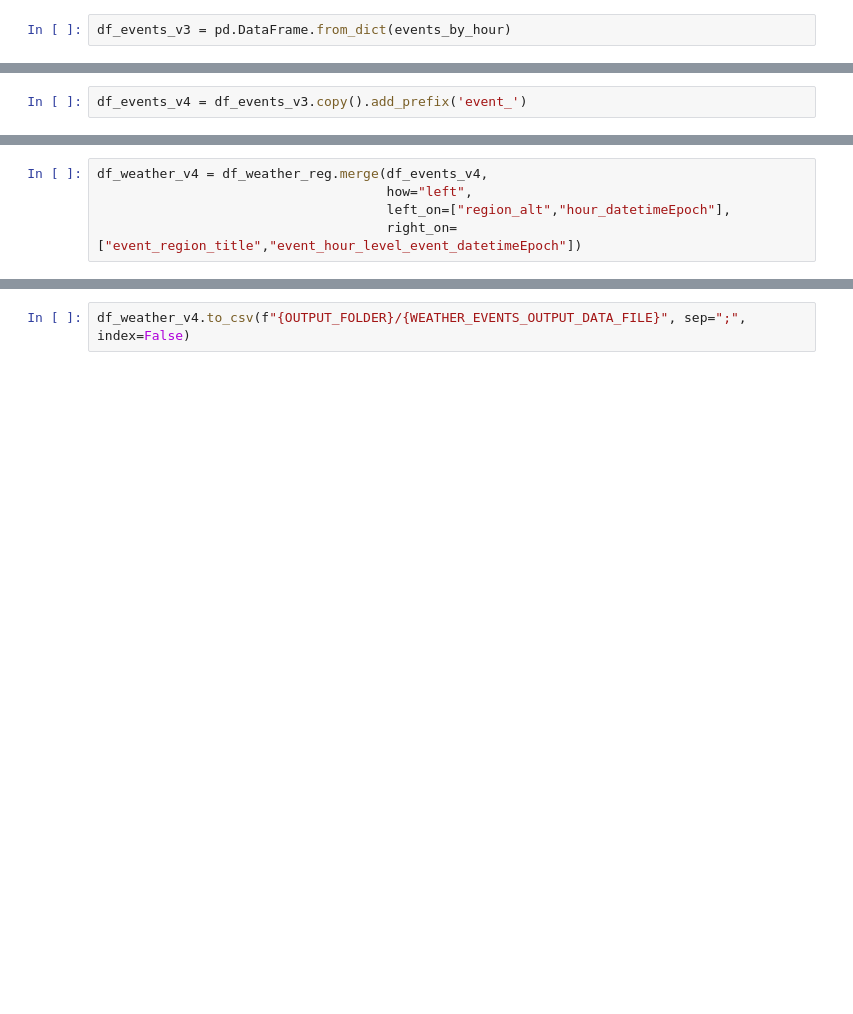
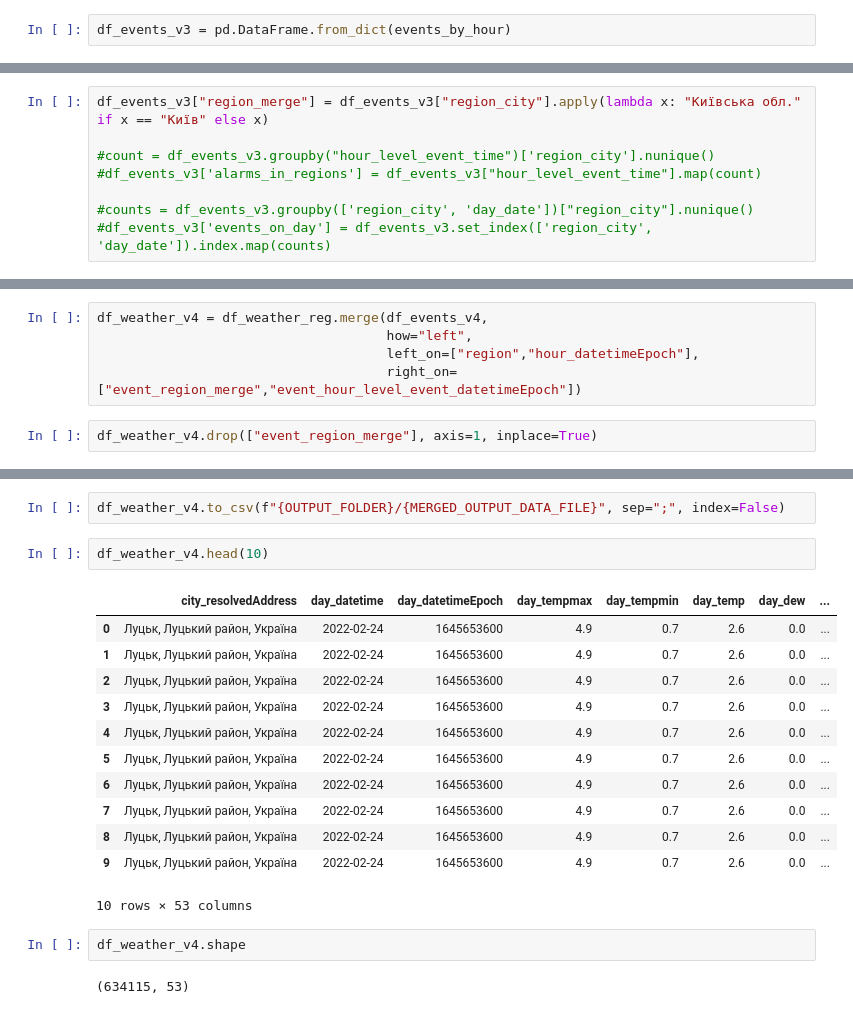
Before and after one commit to HliebOcheretianyi/H2_python_structure_and_data, a Jupyter notebook: src/3_prepare_final_dataset.ipynb, the cells around one changed output, grey strips where cells are left out. Saved outputs shown, nothing was run; the diff lists cells and outputs as text; blank space fills up the shorter version.

Commit message:
alarms data

```diff
--- a/src/3_prepare_final_dataset.ipynb
+++ b/src/3_prepare_final_dataset.ipynb
@@ -206,2 +424,8 @@ df_events_v3.head(10)
 # %%
-df_events_v4 = df_events_v3.copy().add_prefix('event_')
+df_events_v3["region_merge"] = df_events_v3["region_city"].apply(lambda x: "Київська обл." if x == "Київ" else x)
+
+#count = df_events_v3.groupby("hour_level_event_time")['region_city'].nunique()
+#df_events_v3['alarms_in_regions'] = df_events_v3["hour_level_event_time"].map(count)
+
+#counts = df_events_v3.groupby(['region_city', 'day_date'])["region_city"].nunique()
+#df_events_v3['events_on_day'] = df_events_v3.set_index(['region_city', 'day_date']).index.map(counts)
@@ -208,7 +448,9 @@ df_events_v4 = df_events_v3.copy().add_prefix('event_')
 # %%
 df_weather_v4 = df_weather_reg.merge(df_events_v4,
                                      how="left",
-                                     left_on=["region_alt","hour_datetimeEpoch"],
-                                     right_on=["event_region_title","event_hour_level_event_datetimeEpoch"])
+                                     left_on=["region","hour_datetimeEpoch"],
+                                     right_on=["event_region_merge","event_hour_level_event_datetimeEpoch"])
+# %%
+df_weather_v4.drop(["event_region_merge"], axis=1, inplace=True)
 # %%
 df_weather_v4.head(10)
@@ -217,2 +474,21 @@ df_weather_v4.shape
 # %%
-df_weather_v4.to_csv(f"{OUTPUT_FOLDER}/{WEATHER_EVENTS_OUTPUT_DATA_FILE}", sep=";", index=False)
+df_weather_v4.to_csv(f"{OUTPUT_FOLDER}/{MERGED_OUTPUT_DATA_FILE}", sep=";", index=False)
+# %%
+df_weather_v4.head(10)
+# %% [output]
+|  | city_resolvedAddress | day_datetime | day_datetimeEpoch | day_tempmax | day_tempmin | day_temp | day_dew | ... |
+| 0 | Луцьк, Луцький район, Україна | 2022-02-24 | 1645653600 | 4.9 | 0.7 | 2.6 | 0.0 | ... |
+| 1 | Луцьк, Луцький район, Україна | 2022-02-24 | 1645653600 | 4.9 | 0.7 | 2.6 | 0.0 | ... |
+| 2 | Луцьк, Луцький район, Україна | 2022-02-24 | 1645653600 | 4.9 | 0.7 | 2.6 | 0.0 | ... |
+| 3 | Луцьк, Луцький район, Україна | 2022-02-24 | 1645653600 | 4.9 | 0.7 | 2.6 | 0.0 | ... |
+| 4 | Луцьк, Луцький район, Україна | 2022-02-24 | 1645653600 | 4.9 | 0.7 | 2.6 | 0.0 | ... |
+| 5 | Луцьк, Луцький район, Україна | 2022-02-24 | 1645653600 | 4.9 | 0.7 | 2.6 | 0.0 | ... |
+| 6 | Луцьк, Луцький район, Україна | 2022-02-24 | 1645653600 | 4.9 | 0.7 | 2.6 | 0.0 | ... |
+| 7 | Луцьк, Луцький район, Україна | 2022-02-24 | 1645653600 | 4.9 | 0.7 | 2.6 | 0.0 | ... |
+| 8 | Луцьк, Луцький район, Україна | 2022-02-24 | 1645653600 | 4.9 | 0.7 | 2.6 | 0.0 | ... |
+| 9 | Луцьк, Луцький район, Україна | 2022-02-24 | 1645653600 | 4.9 | 0.7 | 2.6 | 0.0 | ... |
+10 rows × 53 columns
+# %%
+df_weather_v4.shape
+# %% [output]
+(634115, 53)
```
Also changed, not shown: parts of 57 cells of this notebook.
